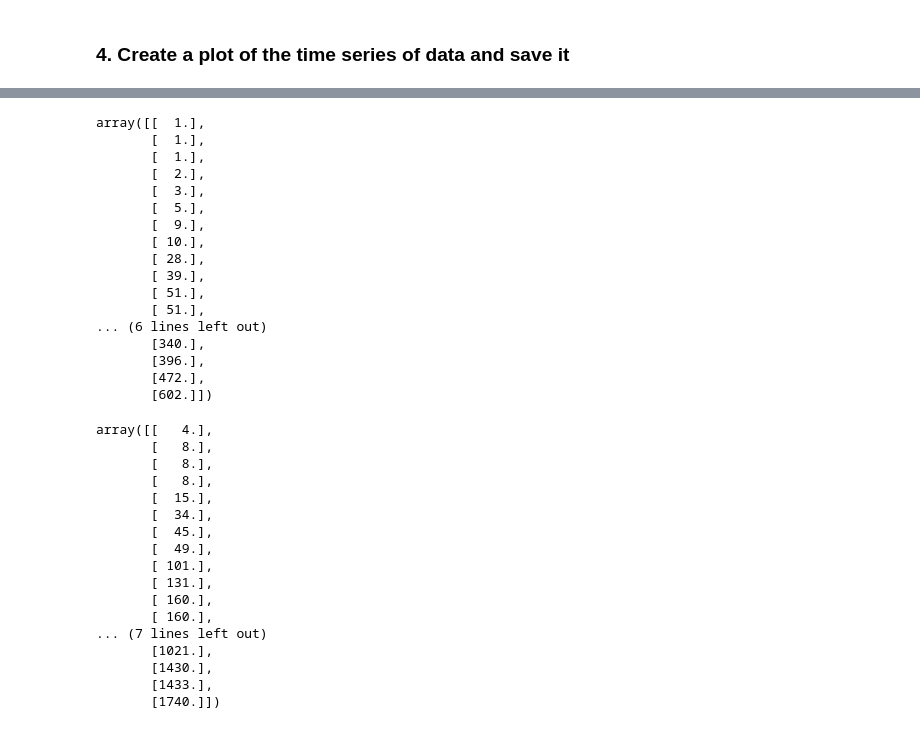
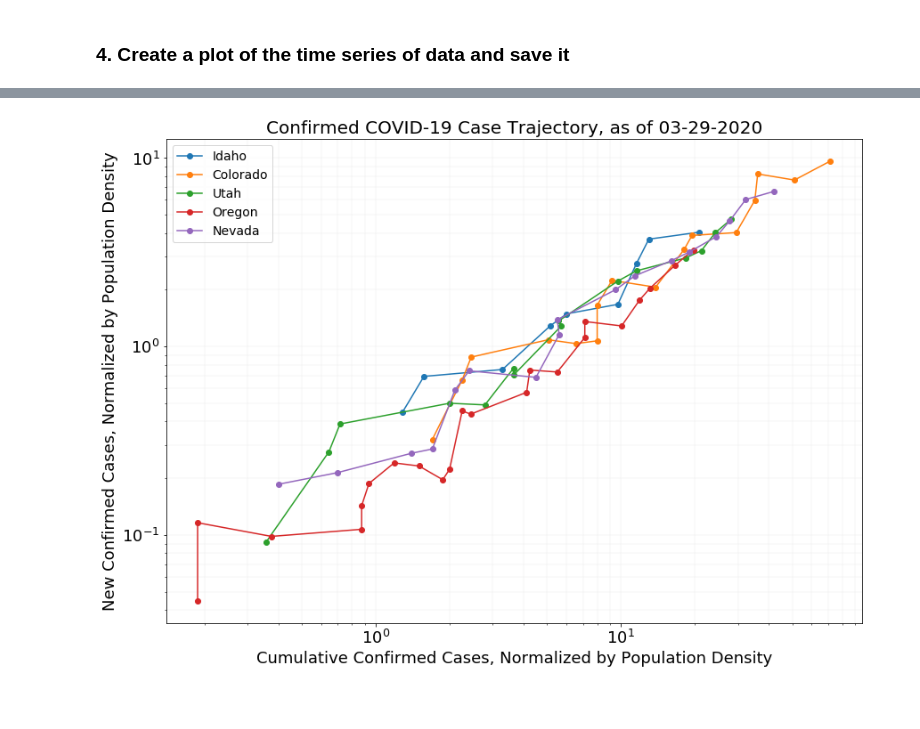
Before and after one commit to LejoFlores/COVID-19, a Jupyter notebook: ID_COVID19_timeseries.ipynb, the cells around one changed output, grey strips where cells are left out. Drawn from its saved outputs; the diff is of its cells as text; code cells hidden in the pictures; blank space fills up the shorter version.

```diff
--- a/ID_COVID19_timeseries.ipynb
+++ b/ID_COVID19_timeseries.ipynb
@@ -183,40 +165,40 @@ array([[  1.],
-# %%
-UT_confirmed
-# %% [output]
-array([[  1.],
-       [  1.],
-       [  1.],
-       [  2.],
-       [  3.],
-       [  5.],
-       [  9.],
-       [ 10.],
-       [ 28.],
-       [ 39.],
-       [ 51.],
-       [ 51.],
-... (6 lines left out)
-       [340.],
-       [396.],
-       [472.],
-       [602.]])
-# %%
-CO_confirmed
-# %% [output]
-array([[   4.],
-       [   8.],
-       [   8.],
-       [   8.],
-       [  15.],
-       [  34.],
-       [  45.],
-       [  49.],
-       [ 101.],
-       [ 131.],
-       [ 160.],
-       [ 160.],
-... (7 lines left out)
-       [1021.],
-       [1430.],
-       [1433.],
-       [1740.]])
+# %%
+window = 7
+
+def movingaverage(values, window):
+    weights = np.repeat(1.0, window) / window
+    sma = np.convolve(values, weights, 'valid')
+    return sma
+
+normCaseID = ID_confirmed[0:-2] / popDens_ID
+normCaseCO = CO_confirmed[0:-2] / popDens_CO
+normCaseUT = UT_confirmed[0:-2] / popDens_UT
+normCaseOR = OR_confirmed[0:-2] / popDens_OR
+normCaseNV = NV_confirmed[0:-2] / popDens_NV
+
+normNewCaseID = (ID_confirmed[1:-1] - ID_confirmed[0:-2]) / popDens_ID
+normNewCaseCO = (CO_confirmed[1:-1] - CO_confirmed[0:-2]) / popDens_CO
+normNewCaseUT = (UT_confirmed[1:-1] - UT_confirmed[0:-2]) / popDens_UT
+normNewCaseOR = (OR_confirmed[1:-1] - OR_confirmed[0:-2]) / popDens_OR
+normNewCaseNV = (NV_confirmed[1:-1] - NV_confirmed[0:-2]) / popDens_NV
+
+fig = plt.figure(figsize=(14,10))
+plt.plot(normCaseID[(window-2):-1],movingaverage(normNewCaseID.flatten(),window),'o-',label="Idaho")
+plt.plot(normCaseCO[(window-2):-1],movingaverage(normNewCaseCO.flatten(),window),'o-',label="Colorado")
+plt.plot(normCaseUT[(window-2):-1],movingaverage(normNewCaseUT.flatten(),window),'o-',label="Utah")
+plt.plot(normCaseOR[(window-2):-1],movingaverage(normNewCaseOR.flatten(),window),'o-',label="Oregon")
+plt.plot(normCaseNV[(window-2):-1],movingaverage(normNewCaseNV.flatten(),window),'o-',label="Nevada")
+
+plt.title('Confirmed COVID-19 Case Trajectory, as of '+date_range[-1].strftime('%m-%d-%Y'),fontsize=20)
+plt.xlabel('Cumulative Confirmed Cases, Normalized by Population Density',fontsize=18)
+plt.ylabel('New Confirmed Cases, Normalized by Population Density',fontsize=18)
+plt.xticks(fontsize=18)
+plt.yticks(fontsize=18)
+plt.xscale('log')
+plt.yscale('log')
+plt.legend(loc='upper left',fontsize=14)
+plt.grid(which='both',linewidth=0.1)
+
+fig.savefig('ID-COVID-19_case_trajectory_'+date_range[-1].strftime('%m-%d-%Y')+'.png', facecolor=fig.get_facecolor(), edgecolor='none')
+# %% [output]
+[figure, added]
```
Also changed, not shown: parts of 7 cells of this notebook, 2 other files.
